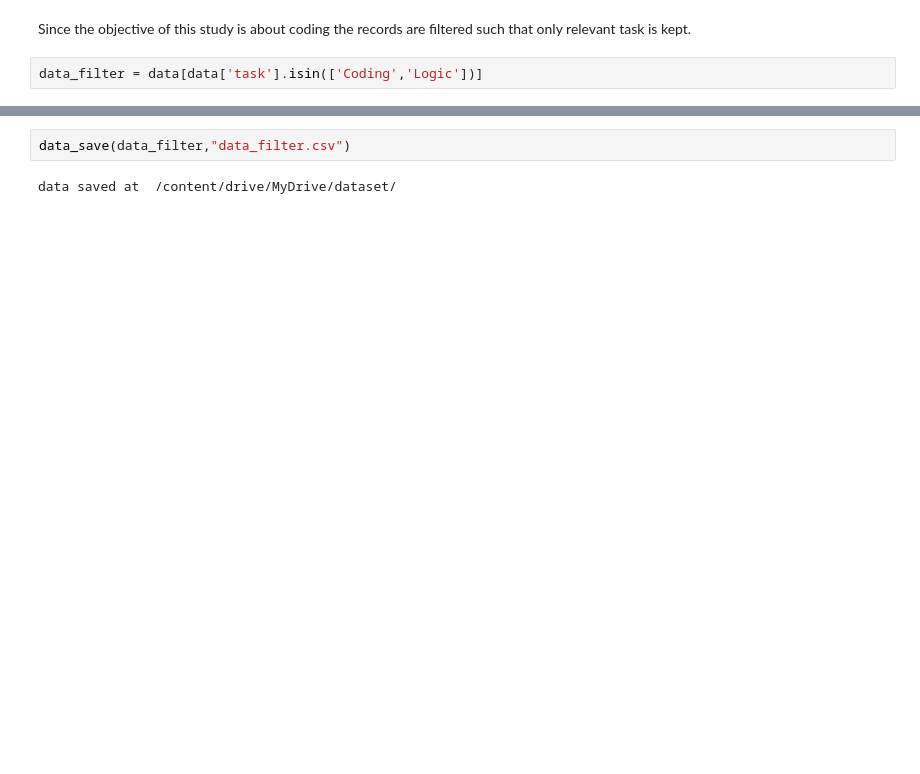
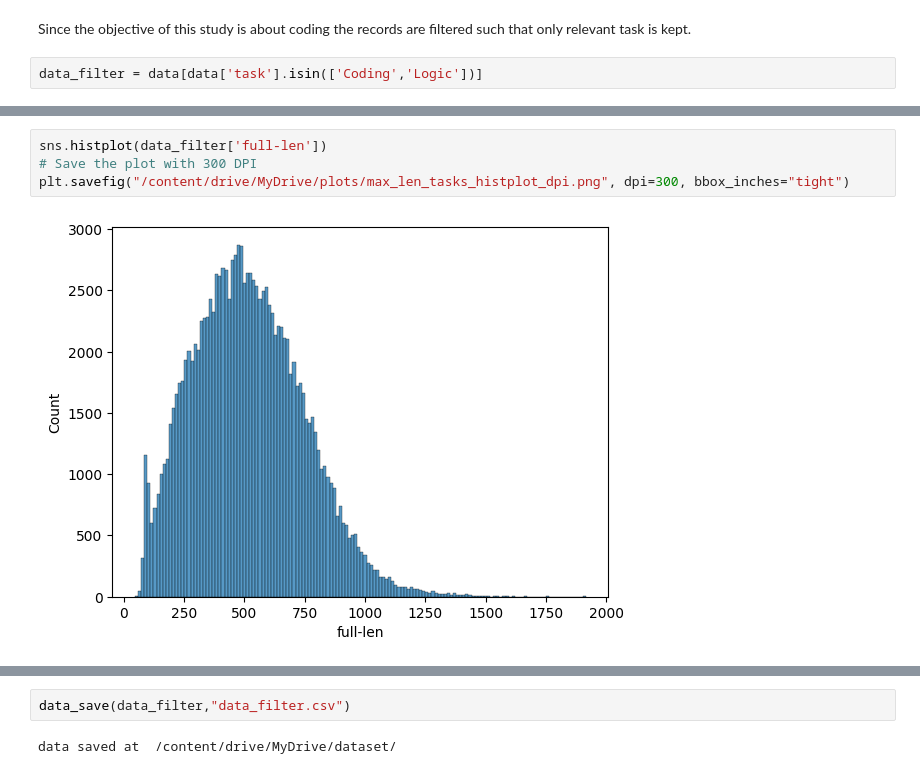
Before and after one commit to SIVASKANDAN-P/PYTHON-CODE-HINT, a Jupyter notebook: Code_solution_experimentation.ipynb, the cells around one changed output, grey strips where cells are left out. Cells and saved outputs as stored; diff of their text form; blank space fills up the shorter version.

```diff
--- a/Code_solution_experimentation.ipynb
+++ b/Code_solution_experimentation.ipynb
@@ -145,0 +154,6 @@ sns.histplot(data_filter['max-len'])
+# %%
+sns.histplot(data_filter['full-len'])
+# Save the plot with 300 DPI
+plt.savefig("/content/drive/MyDrive/plots/max_len_tasks_histplot_dpi.png", dpi=300, bbox_inches="tight")
+# %% [output]
+[figure, added]
```
Also changed, not shown: parts of 24 cells of this notebook.
